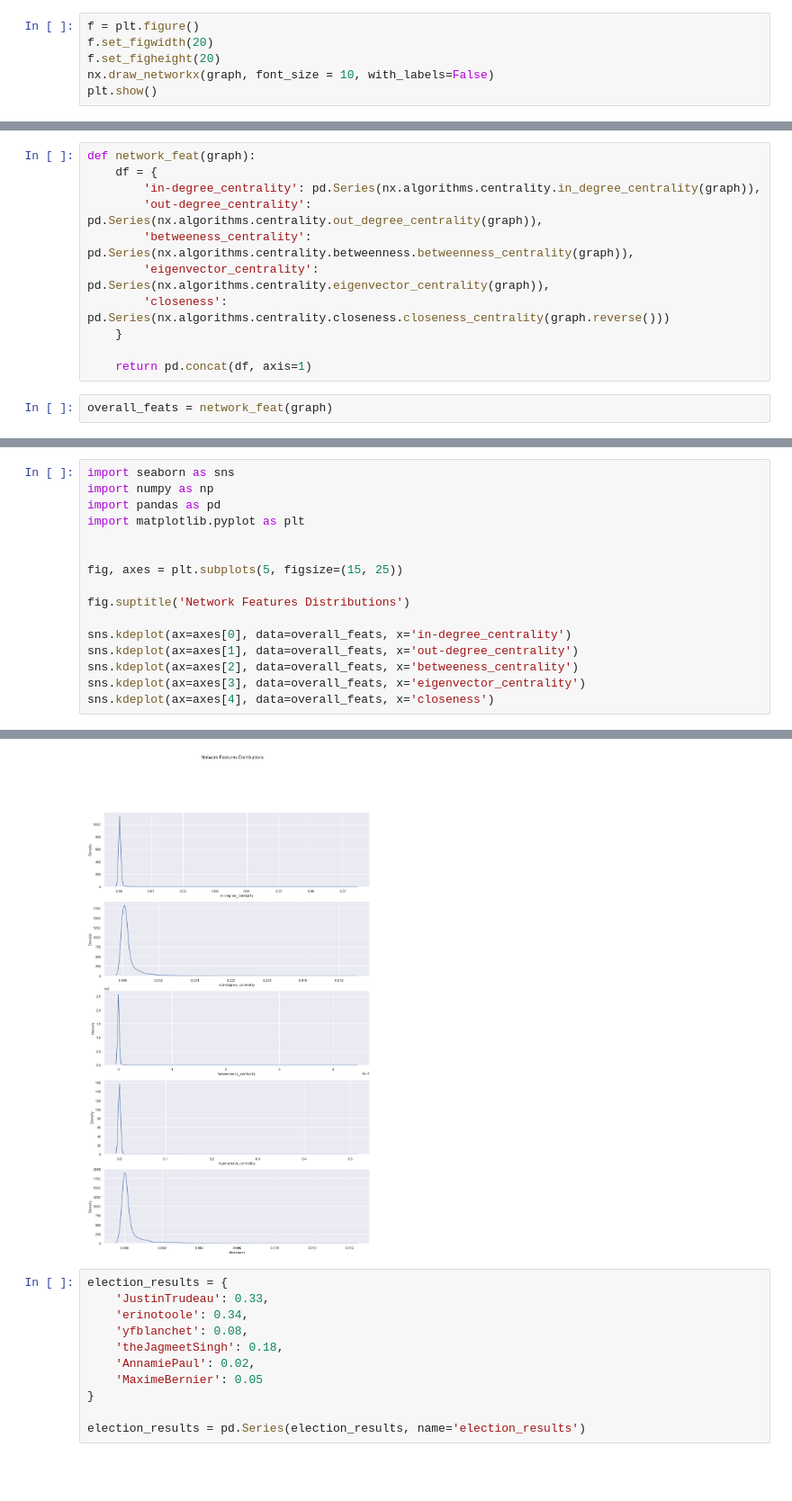
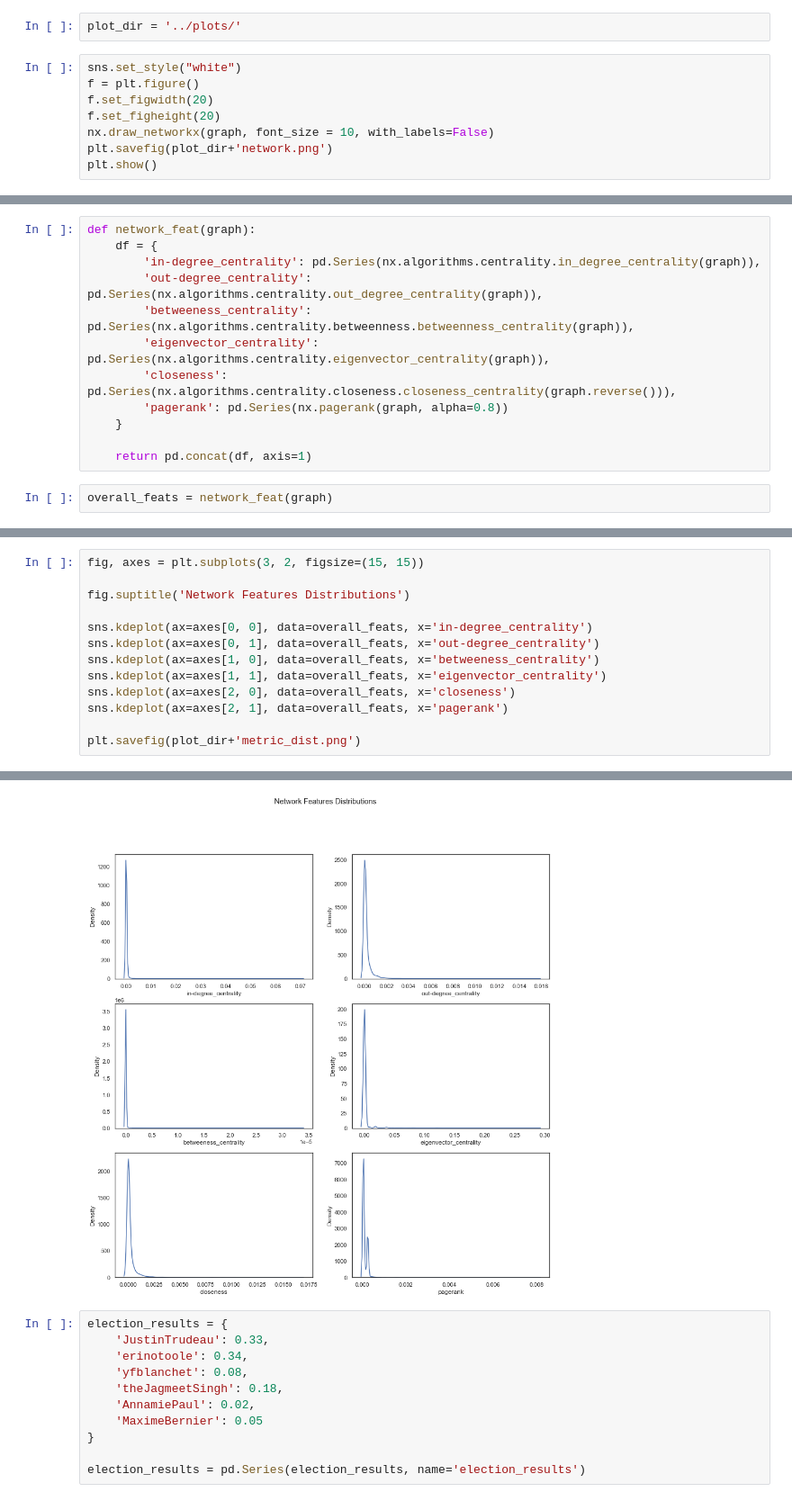
Before and after one commit to siraj101/canadian_election_twitter_analysis, a Jupyter notebook: code/Network Analysis.ipynb, the cells around one changed output, grey strips where cells are left out. Shown at 90% size. Drawn from its saved outputs; the diff is of its cells as text; blank space fills up the shorter version.

Commit message:
Final Network Analysis

```diff
--- a/code/Network Analysis.ipynb
+++ b/code/Network Analysis.ipynb
@@ -101,10 +47,14 @@ def gen_graph(network_df):
 graph = gen_graph(network_df)
 # %% [markdown]
 ### Draw Simple Graph
+# %%
+plot_dir = '../plots/'
 # %%
+sns.set_style("white")
 f = plt.figure()
 f.set_figwidth(20)
 f.set_figheight(20)
 nx.draw_networkx(graph, font_size = 10, with_labels=False)
+plt.savefig(plot_dir+'network.png')
 plt.show()
 # %% [output]
@@ -118,7 +68,8 @@ def network_feat(graph):
         'out-degree_centrality': pd.Series(nx.algorithms.centrality.out_degree_centrality(graph)),
         'betweeness_centrality': pd.Series(nx.algorithms.centrality.betweenness.betweenness_centrality(graph)),
         'eigenvector_centrality': pd.Series(nx.algorithms.centrality.eigenvector_centrality(graph)),
-        'closeness': pd.Series(nx.algorithms.centrality.closeness.closeness_centrality(graph.reverse()))
+        'closeness': pd.Series(nx.algorithms.centrality.closeness.closeness_centrality(graph.reverse())),
+        'pagerank': pd.Series(nx.pagerank(graph, alpha=0.8))
     }
 
     return pd.concat(df, axis=1)
@@ -143,17 +94,14 @@ overall_feats
 # %%
-import seaborn as sns
-import numpy as np
-import pandas as pd
-import matplotlib.pyplot as plt
-
-
-fig, axes = plt.subplots(5, figsize=(15, 25))
+fig, axes = plt.subplots(3, 2, figsize=(15, 15))
 
 fig.suptitle('Network Features Distributions')
 
-sns.kdeplot(ax=axes[0], data=overall_feats, x='in-degree_centrality')
-sns.kdeplot(ax=axes[1], data=overall_feats, x='out-degree_centrality')
-sns.kdeplot(ax=axes[2], data=overall_feats, x='betweeness_centrality')
-sns.kdeplot(ax=axes[3], data=overall_feats, x='eigenvector_centrality')
-sns.kdeplot(ax=axes[4], data=overall_feats, x='closeness')
+sns.kdeplot(ax=axes[0, 0], data=overall_feats, x='in-degree_centrality')
+sns.kdeplot(ax=axes[0, 1], data=overall_feats, x='out-degree_centrality')
+sns.kdeplot(ax=axes[1, 0], data=overall_feats, x='betweeness_centrality')
+sns.kdeplot(ax=axes[1, 1], data=overall_feats, x='eigenvector_centrality')
+sns.kdeplot(ax=axes[2, 0], data=overall_feats, x='closeness')
+sns.kdeplot(ax=axes[2, 1], data=overall_feats, x='pagerank')
+
+plt.savefig(plot_dir+'metric_dist.png')
 # %% [output]
@@ -161,4 +108,4 @@ sns.kdeplot(ax=axes[4], data=overall_feats, x='closeness')
-[figure, old version]
+[figure, new version]
 # %%
 election_results = {
     'JustinTrudeau': 0.33,
```
Also changed, not shown: parts of 22 cells of this notebook, 8 other files.
